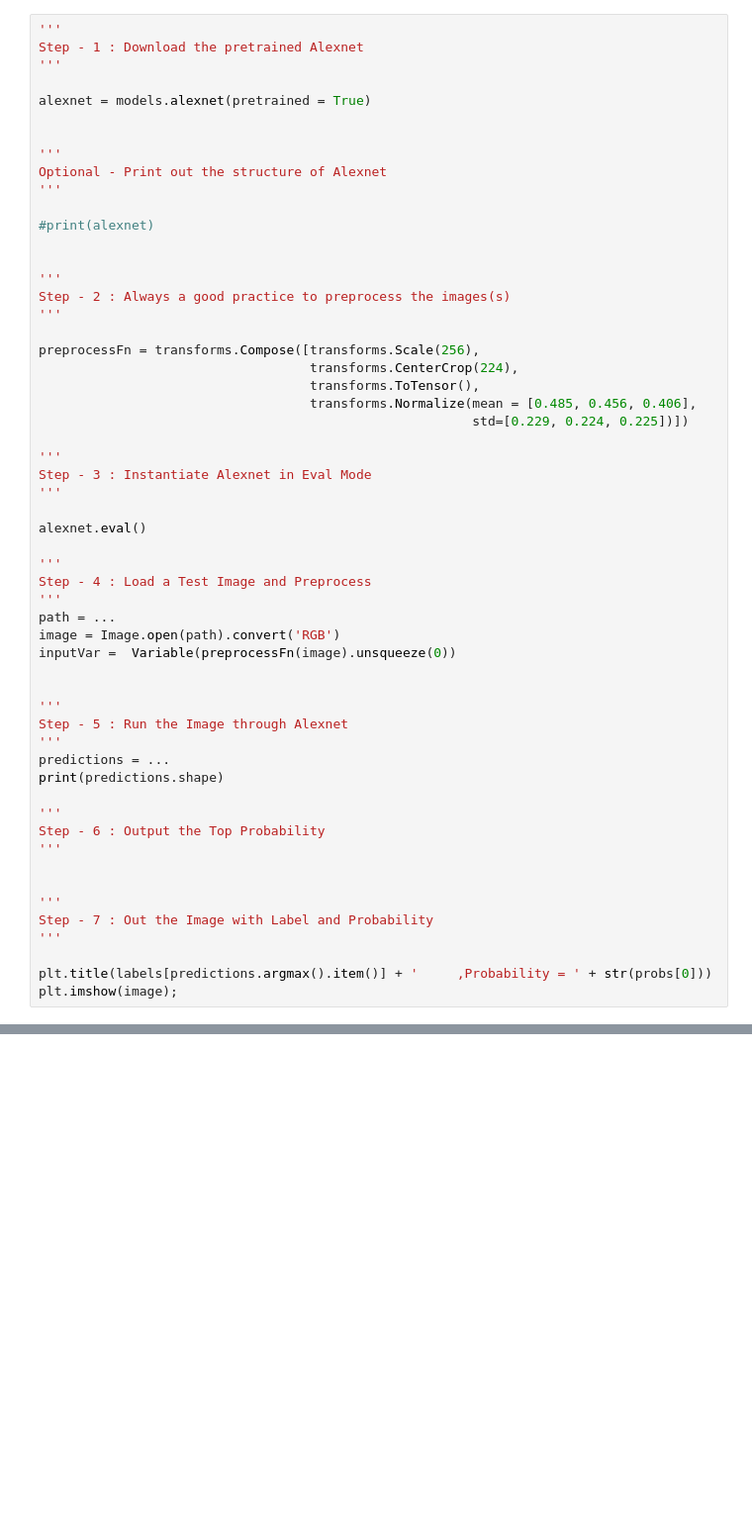
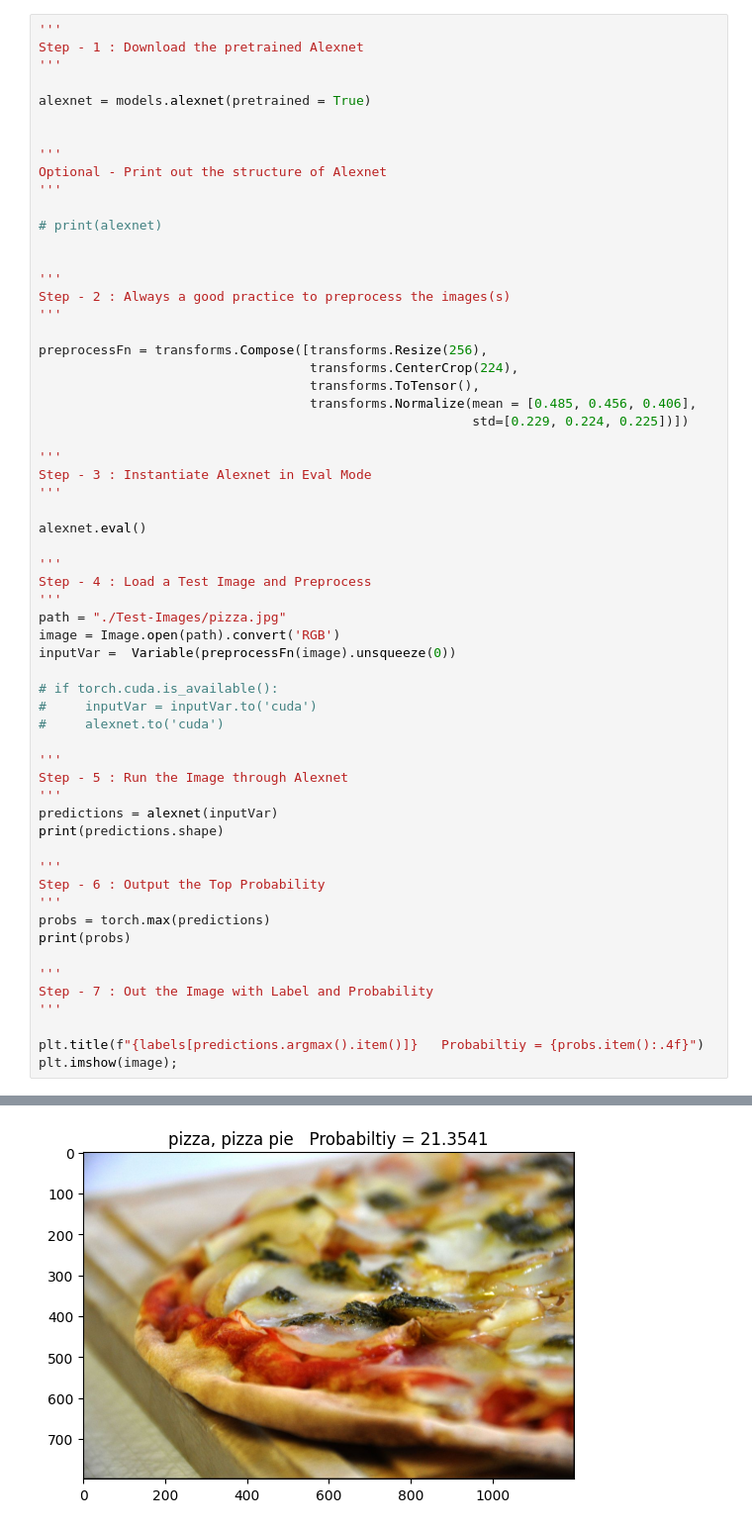
Before and after one commit to seanrcollings/school, a Jupyter notebook: deep-learning/hw4/Alexnet.ipynb, the cells around one changed output, grey strips where cells are left out. Shown at 99% size. Saved outputs shown, nothing was run; the diff lists cells and outputs as text; blank space fills up the shorter version.

```diff
--- a/deep-learning/hw4/Alexnet.ipynb
+++ b/deep-learning/hw4/Alexnet.ipynb
@@ -83,14 +26,14 @@ alexnet = models.alexnet(pretrained = True)
 Optional - Print out the structure of Alexnet
 '''
 
-#print(alexnet)
+# print(alexnet)
 
 
 '''
 Step - 2 : Always a good practice to preprocess the images(s)
 '''
 
-preprocessFn = transforms.Compose([transforms.Scale(256),
+preprocessFn = transforms.Compose([transforms.Resize(256),
                                    transforms.CenterCrop(224),
                                    transforms.ToTensor(),
                                    transforms.Normalize(mean = [0.485, 0.456, 0.406],
@@ -105,25 +48,30 @@ alexnet.eval()
 '''
 Step - 4 : Load a Test Image and Preprocess
 '''
-path = ...
+path = "./Test-Images/pizza.jpg"
 image = Image.open(path).convert('RGB')
 inputVar =  Variable(preprocessFn(image).unsqueeze(0))
 
+# if torch.cuda.is_available():
+#     inputVar = inputVar.to('cuda')
+#     alexnet.to('cuda')
 
 '''
 Step - 5 : Run the Image through Alexnet
 '''
-predictions = ...
+predictions = alexnet(inputVar)
 print(predictions.shape)
 
 '''
 Step - 6 : Output the Top Probability
 '''
-
+probs = torch.max(predictions)
+print(probs)
 
 '''
 Step - 7 : Out the Image with Label and Probability
 '''
 
-plt.title(labels[predictions.argmax().item()] + '     ,Probability = ' + str(probs[0]))
+plt.title(f"{labels[predictions.argmax().item()]}   Probabiltiy = {probs.item():.4f}")
 plt.imshow(image);
+# %% [output]
@@ -130,3 +80,4 @@ plt.imshow(image);
+[figure, added]
 # %%
 #Code to extract 1st Layer from Alexnet and Display shape
 
```
Also changed, not shown: parts of 11 cells of this notebook, 16 other files.
